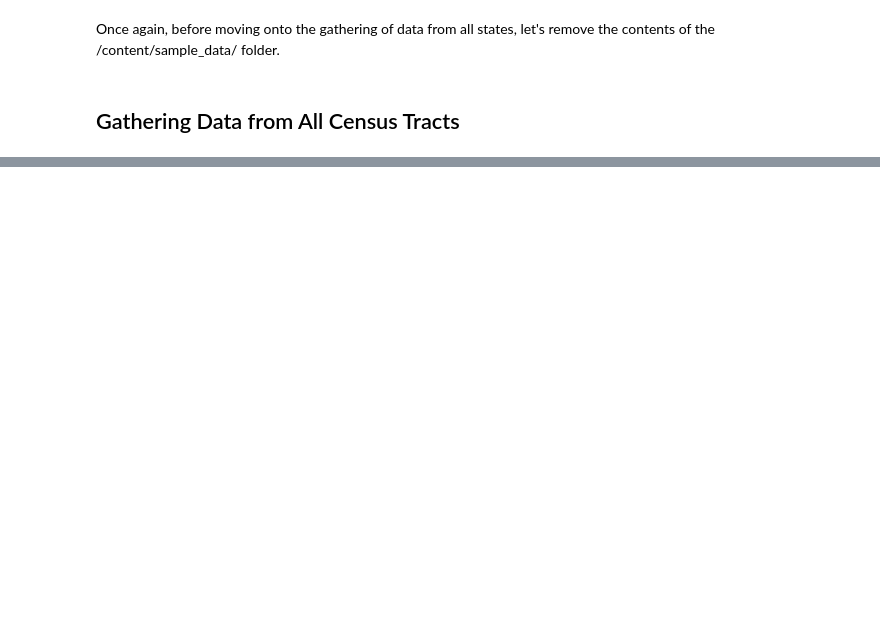
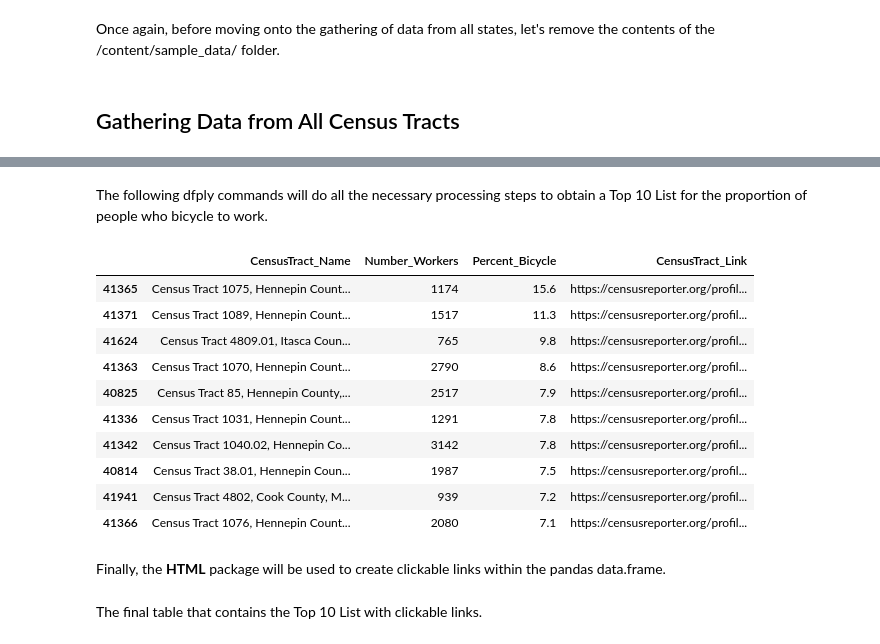
Before and after one commit to yardsale8/DSCI325, a Jupyter notebook: Module6_Part3_CensusAPI_Bash.ipynb, the cells around one changed output, grey strips where cells are left out. Saved outputs shown, nothing was run; the diff lists cells and outputs as text; code cells hidden in the pictures; blank space fills up the shorter version.

```diff
--- a/Module6_Part3_CensusAPI_Bash.ipynb
+++ b/Module6_Part3_CensusAPI_Bash.ipynb
@@ -267,21 +464,40 @@ ModuleNotFoundError: ignored
+# %% [markdown]
+The following dfply commands will do all the necessary processing steps to obtain a Top 10 List for the proportion of people who bicycle to work.
 # %%
 Bicycle_Top10 = (
                  Commuter_All_CensusTracts
-                 #>> filter_by(X.StateFIPS == '27')     # Filter on StateFIPS=27 for MN
-                 >> arrange(X.Percent_Bicycle, ascending = False)
-                 >> head(10)
-                 >> mutate(CensusTract_Link =
+                 >> filter_by(X.StateFIPS == '27')                                 # Filter for state if so desired
+                 >> filter_by(X.Number_Workers > 50)                               # Filter on making sure Number_Workers is not too small
+                 >> arrange(X.Percent_Bicycle, ascending = False)                  # Sort the list by Percent_Bicycle
+                 >> head(10)                                                       # Keep only the Top 10 records in this data.frame
+                 >> mutate(CensusTract_Link =                                      # Paste together a link for the census track
                                  'https://censusreporter.org/profiles/14000US'
                                  + X.StateFIPS
                                  + X.CountyFIPS
                                  + X.CensusTractFIPS
                             )
 
-                 >> select(X.CensusTract_Name, X.Percent_Bicycle, X.CensusTract_Link)
+                 >> select(X.CensusTract_Name, X.Number_Workers, X.Percent_Bicycle, X.CensusTract_Link) #Select only the needed fields
                )
 
 Bicycle_Top10
+# %% [output]
+|  | CensusTract_Name | Number_Workers | Percent_Bicycle | CensusTract_Link |
+| 41365 | Census Tract 1075, Hennepin Count... | 1174 | 15.6 | https://censusreporter.org/profil... |
+| 41371 | Census Tract 1089, Hennepin Count... | 1517 | 11.3 | https://censusreporter.org/profil... |
+| 41624 | Census Tract 4809.01, Itasca Coun... | 765 | 9.8 | https://censusreporter.org/profil... |
+| 41363 | Census Tract 1070, Hennepin Count... | 2790 | 8.6 | https://censusreporter.org/profil... |
+| 40825 | Census Tract 85, Hennepin County,... | 2517 | 7.9 | https://censusreporter.org/profil... |
+| 41336 | Census Tract 1031, Hennepin Count... | 1291 | 7.8 | https://censusreporter.org/profil... |
+| 41342 | Census Tract 1040.02, Hennepin Co... | 3142 | 7.8 | https://censusreporter.org/profil... |
+| 40814 | Census Tract 38.01, Hennepin Coun... | 1987 | 7.5 | https://censusreporter.org/profil... |
+| 41941 | Census Tract 4802, Cook County, M... | 939 | 7.2 | https://censusreporter.org/profil... |
+| 41366 | Census Tract 1076, Hennepin Count... | 2080 | 7.1 | https://censusreporter.org/profil... |
+# %% [markdown]
+Finally, the **HTML** package will be used to create clickable links within the pandas data.frame.
 # %%
 from IPython.display import HTML
+# %% [markdown]
+The final table that contains the Top 10 List with clickable links.
 # %%
 HTML(Bicycle_Top10.to_html(render_links=True, escape=False))
```
Also changed, not shown: parts of 55 cells of this notebook.
